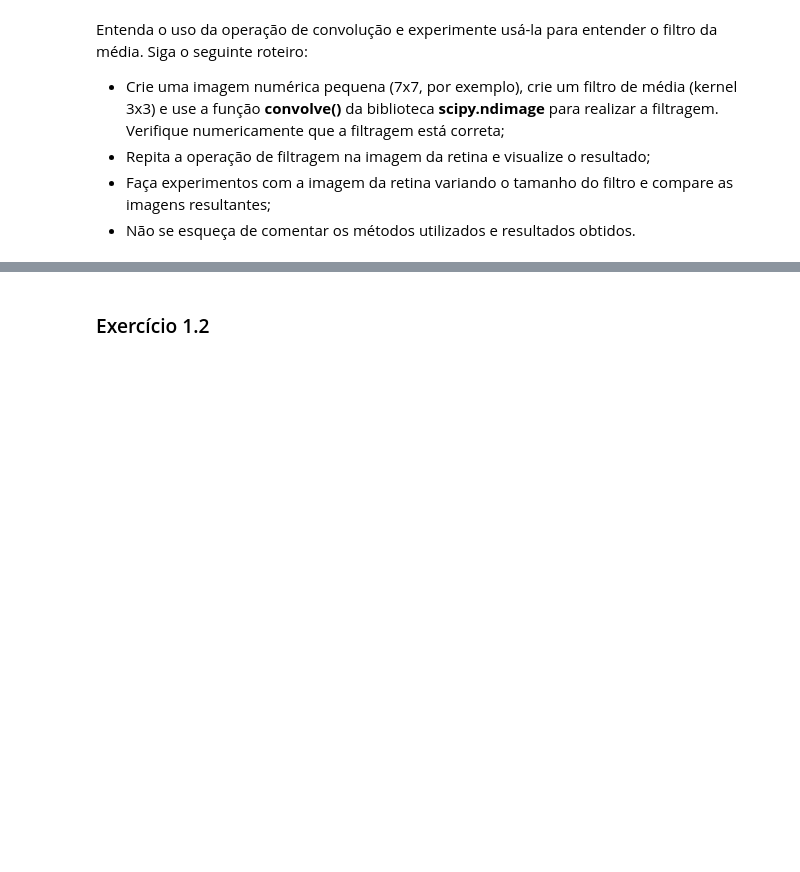
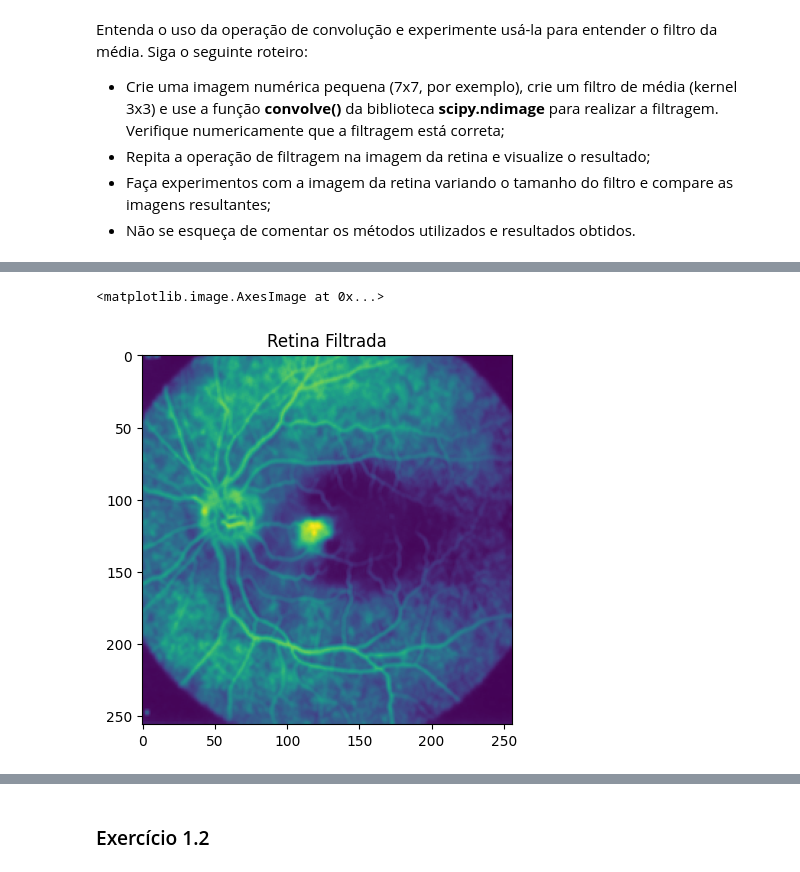
Before and after one commit to UNICAMP-EA979/2026s1-pi04-filtragem-bizzome, a Jupyter notebook: Atividade.ipynb, the cells around one changed output, grey strips where cells are left out. Cells and saved outputs as stored; diff of their text form; code cells hidden in the pictures; blank space fills up the shorter version.

```diff
--- a/Atividade.ipynb
+++ b/Atividade.ipynb
@@ -72,0 +102,9 @@ result_img = convolve(img1, kernel, mode='constant', cval=0.0)
+# %%
+# RETINA
+result_f = convolve(f, kernel)
+
+plt.title('Retina Filtrada')
+plt.imshow(result_f)
+# %% [output]
+<matplotlib.image.AxesImage at 0x...>
+[figure, added]
```
Also changed, not shown: parts of 7 cells of this notebook.
